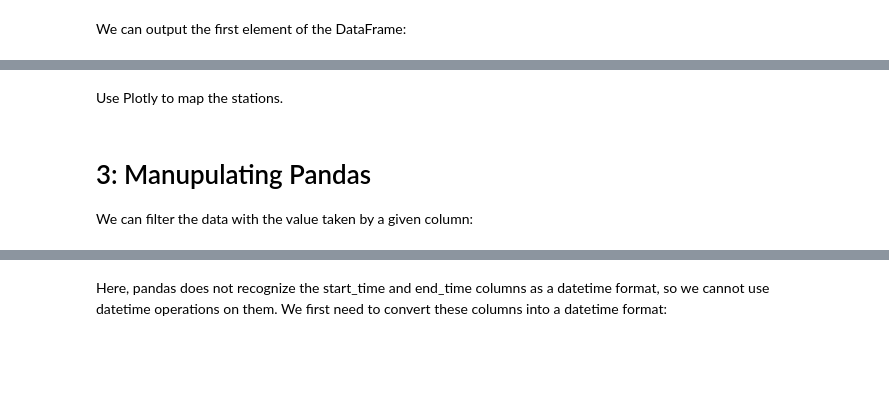
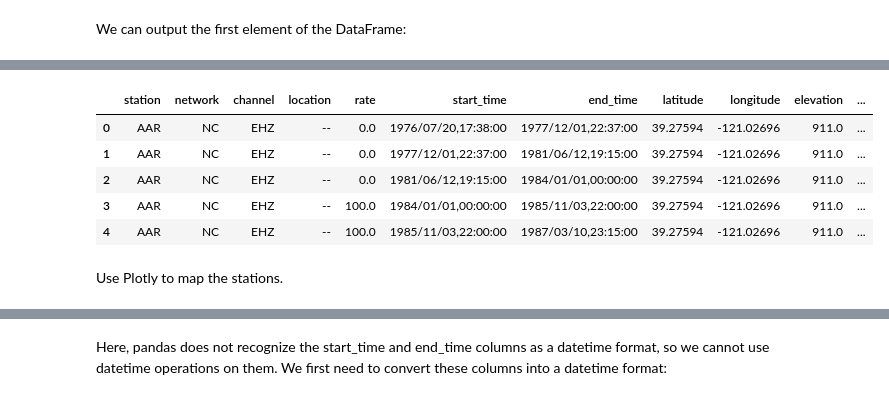
Before and after one commit to geo-smart/mlgeo-book, a Jupyter notebook: book/Chapter2-DataManipulation/2.3_pandas_rendered.ipynb, the cells around one changed output, grey strips where cells are left out. Cells and saved outputs as stored; diff of their text form; code cells hidden in the pictures; blank space fills up the shorter version.

Commit message:
update pandas and arrays

```diff
--- a/book/Chapter2-DataManipulation/2.3_pandas_rendered.ipynb
+++ b/book/Chapter2-DataManipulation/2.3_pandas_rendered.ipynb
@@ -430,3 +596,18 @@ The DataFrame may have bad values. A typical data cleaning involves removing Nan
+# %%
+# do the same for end times
+# Avoid 'OutOfBoundsDatetime' error with year 3000
+enddate = data['end_time'].str.replace('3000', '2026')
+enddate = pd.to_datetime(enddate, format='%Y/%m/%d,%H:%M:%S')
+data['enddate'] = enddate
+# %%
+data.head()
+# %% [output]
+|  | station | network | channel | location | rate | start_time | end_time | latitude | longitude | elevation | ... |
+| 0 | AAR | NC | EHZ | -- | 0.0 | 1976/07/20,17:38:00 | 1977/12/01,22:37:00 | 39.27594 | -121.02696 | 911.0 | ... |
+| 1 | AAR | NC | EHZ | -- | 0.0 | 1977/12/01,22:37:00 | 1981/06/12,19:15:00 | 39.27594 | -121.02696 | 911.0 | ... |
+| 2 | AAR | NC | EHZ | -- | 0.0 | 1981/06/12,19:15:00 | 1984/01/01,00:00:00 | 39.27594 | -121.02696 | 911.0 | ... |
+| 3 | AAR | NC | EHZ | -- | 100.0 | 1984/01/01,00:00:00 | 1985/11/03,22:00:00 | 39.27594 | -121.02696 | 911.0 | ... |
+| 4 | AAR | NC | EHZ | -- | 100.0 | 1985/11/03,22:00:00 | 1987/03/10,23:15:00 | 39.27594 | -121.02696 | 911.0 | ... |
 # %% [markdown]
 Use Plotly to map the stations.
 # %%
@@ -449,6 +630,3 @@ fig = px.scatter_mapbox(data,
                      hover_data=['network','station','channel','rate']);
 fig.update_layout(title="Northern California Seismic Network")
 fig.show()
-# %% [markdown]
-# 3: Manupulating Pandas
-We can filter the data with the value taken by a given column:
```
Also changed, not shown: parts of 122 cells of this notebook, 22 other files.
